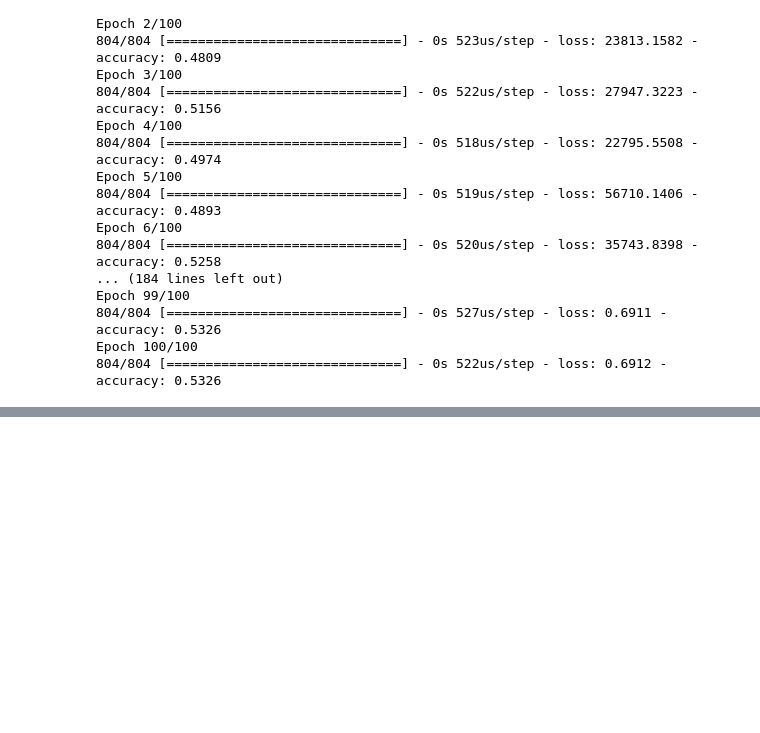
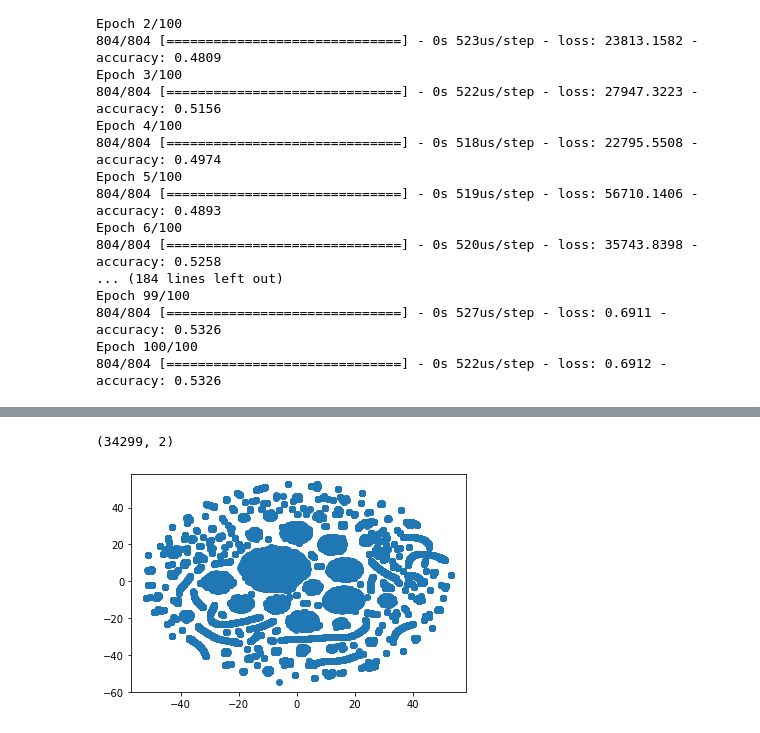
Before and after one commit to JakeRose689/charity-funding-predictor, a Jupyter notebook: Starter_Code.ipynb, the cells around one changed output, grey strips where cells are left out. Cells and saved outputs as stored; diff of their text form; code cells hidden in the pictures; blank space fills up the shorter version.

```diff
--- a/Starter_Code.ipynb
+++ b/Starter_Code.ipynb
@@ -271,0 +274,16 @@ Loss: 0.557812534073699, Accuracy: 0.7262973785400391
+# %%
+# Split our preprocessed data into our features and target arrays
+X = dummy_df.drop(columns=['IS_SUCCESSFUL']).values
+y = dummy_df[['IS_SUCCESSFUL']].values
+
+# X_train, X_test, y_train, y_test = train_test_split(X, y)
+
+# # Create a StandardScaler instances
+# scaler = StandardScaler()
+
+# # Fit the StandardScaler
+# X_scaler = scaler.fit(X_train)
+
+# # Scale the data
+# X_train_scaled = X_scaler.transform(X_train)
+# X_test_scaled = X_scaler.transform(X_test)
@@ -271,0 +301,4 @@ Loss: 0.557812534073699, Accuracy: 0.7262973785400391
+# %%
+#Trying a different approach to scaling the data and performing dimensionality reduction with PCA and t-SNE
+scaled_data = StandardScaler().fit_transform(X)
+scaled_data
@@ -271,0 +319,8 @@ Loss: 0.557812534073699, Accuracy: 0.7262973785400391
+# %%
+from sklearn.decomposition import PCA
+
+pca = PCA(n_components=0.90)
+
+pca_out = pca.fit_transform(scaled_data)
+
+pca_out
@@ -271,0 +345,9 @@ Loss: 0.557812534073699, Accuracy: 0.7262973785400391
+# %%
+#further reduce the dataset dimensions with t-SNE and visually inspect the results.
+from sklearn.manifold import TSNE
+
+tsne = TSNE(learning_rate=100)
+
+tsne_out = tsne.fit_transform(pca_out)
+
+tsne_out
@@ -271,0 +362,14 @@ Loss: 0.557812534073699, Accuracy: 0.7262973785400391
+# %%
+tsne_out.shape
+# %% [output]
+(34299, 2)
+# %%
+#Split X and Y, just wanted to see what the plot would look like. Kind of wild.
+import matplotlib.pyplot as plt
+X = tsne_out[:,0]
+i = tsne_out[:,1]
+
+plt.scatter(X, i)
+plt.show()
+# %% [output]
+[figure, added]
```
Also changed, not shown: parts of 14 cells of this notebook, 1 other file.
